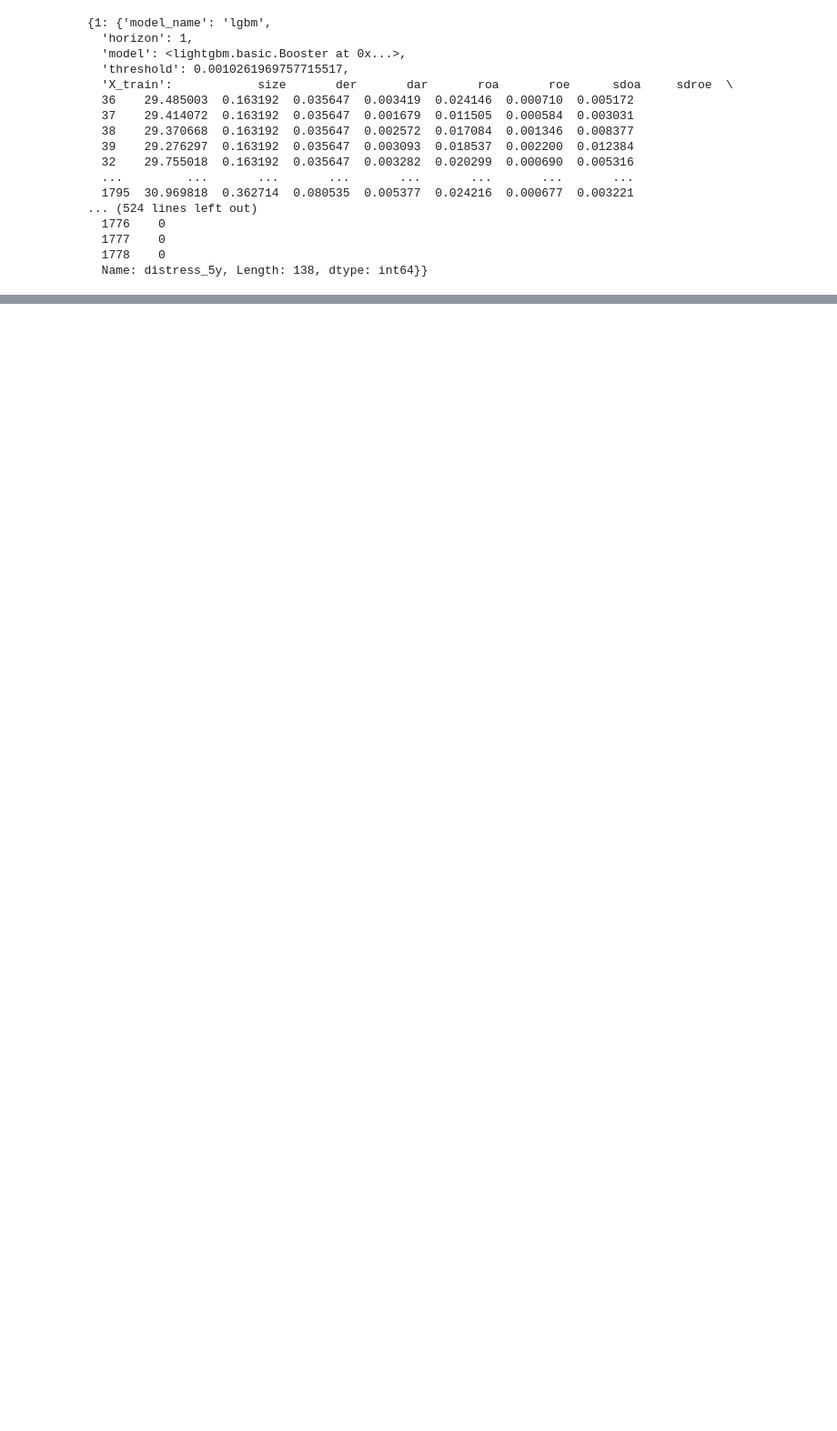
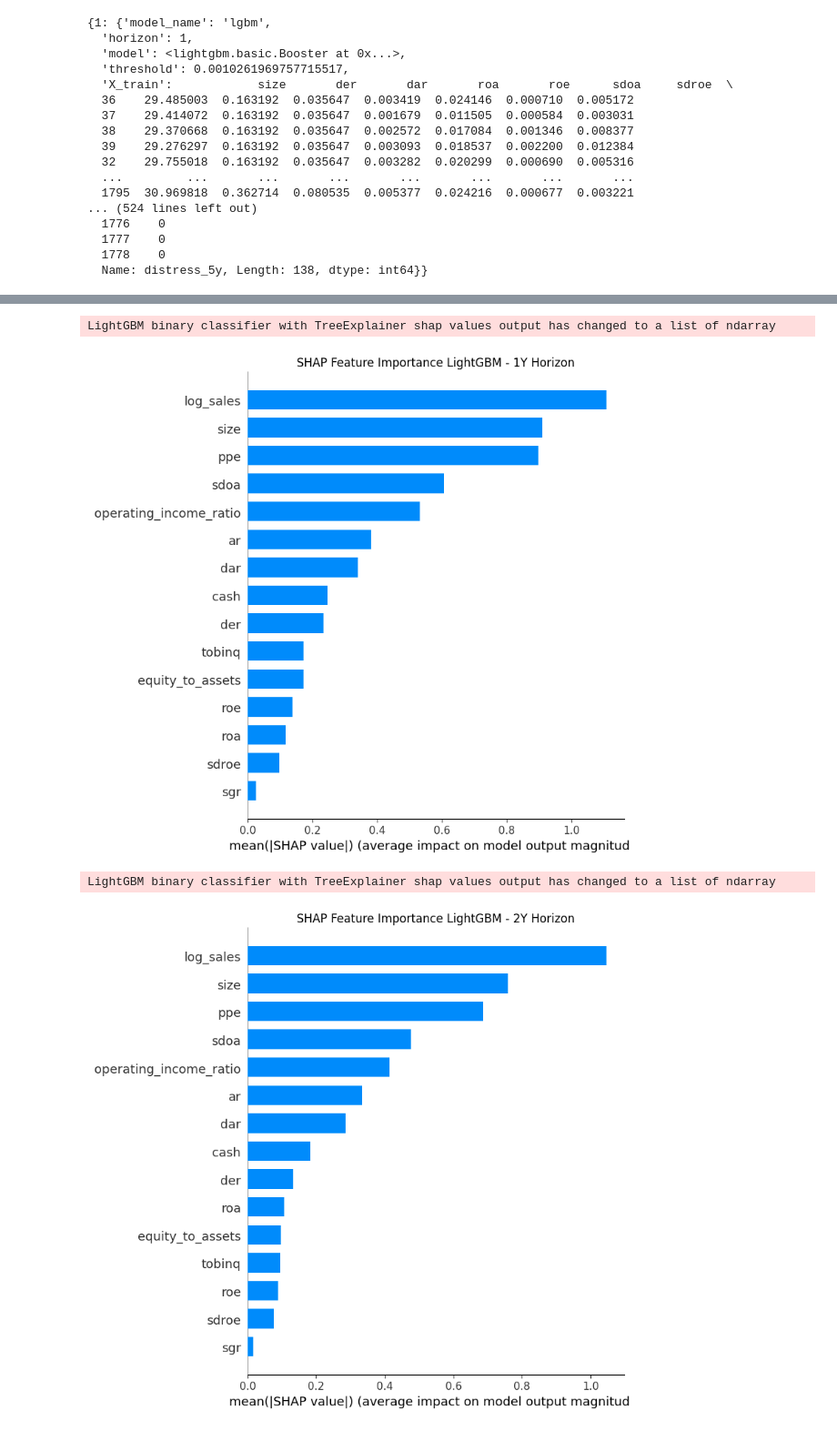
Before and after one commit to carissafarry/bankruptcy-prediction, a Jupyter notebook: src/training_light_gbm.ipynb, the cells around one changed output, grey strips where cells are left out. Shown at 91% size. Saved outputs shown, nothing was run; the diff lists cells and outputs as text; code cells hidden in the pictures; blank space fills up the shorter version.

```diff
--- a/src/training_light_gbm.ipynb
+++ b/src/training_light_gbm.ipynb
@@ -756,0 +785,14 @@ LightGBM binary classifier with TreeExplainer shap values output has changed to
+# %%
+for h in [1, 2, 3, 4, 5]:
+    plot_shap_feature_importance(
+        model=models[h]["model"],
+        model_type="lgbm",
+        X_train=models[h]["X_train"],
+        feature_cols=feature_cols,
+        horizon=h
+    )
+# %% [output]
+LightGBM binary classifier with TreeExplainer shap values output has changed to a list of ndarray
+[figure, added]
+LightGBM binary classifier with TreeExplainer shap values output has changed to a list of ndarray
+[figure, added]
```
Also changed, not shown: parts of 8 cells of this notebook.
